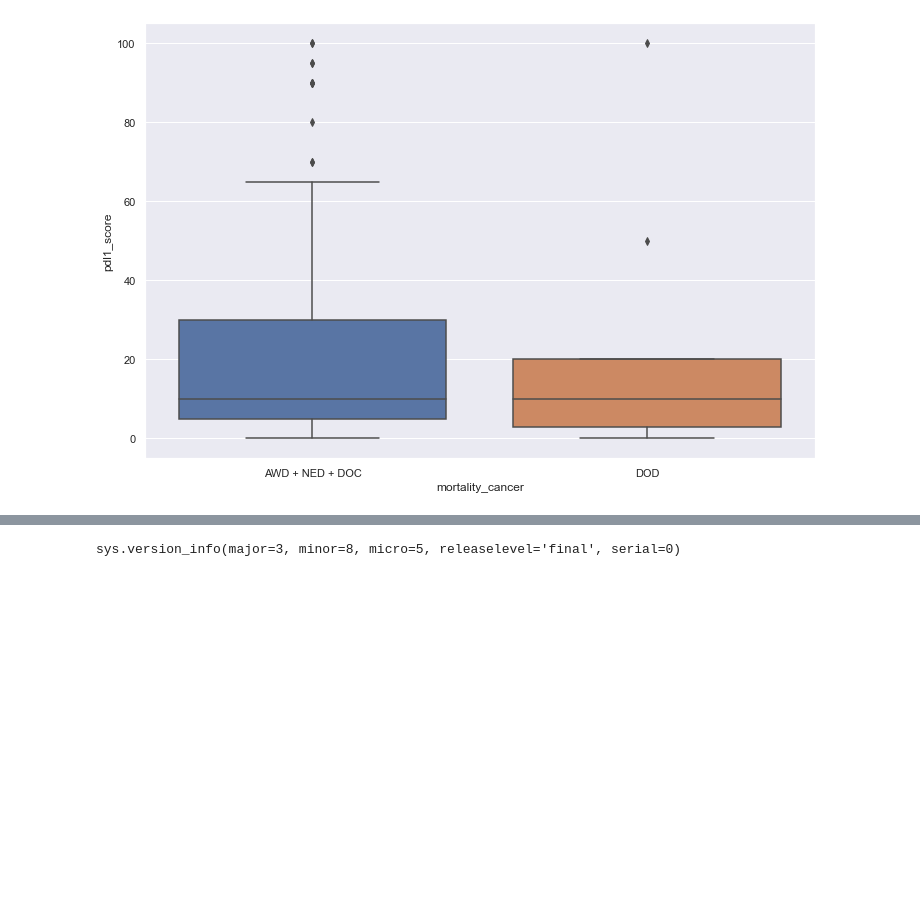
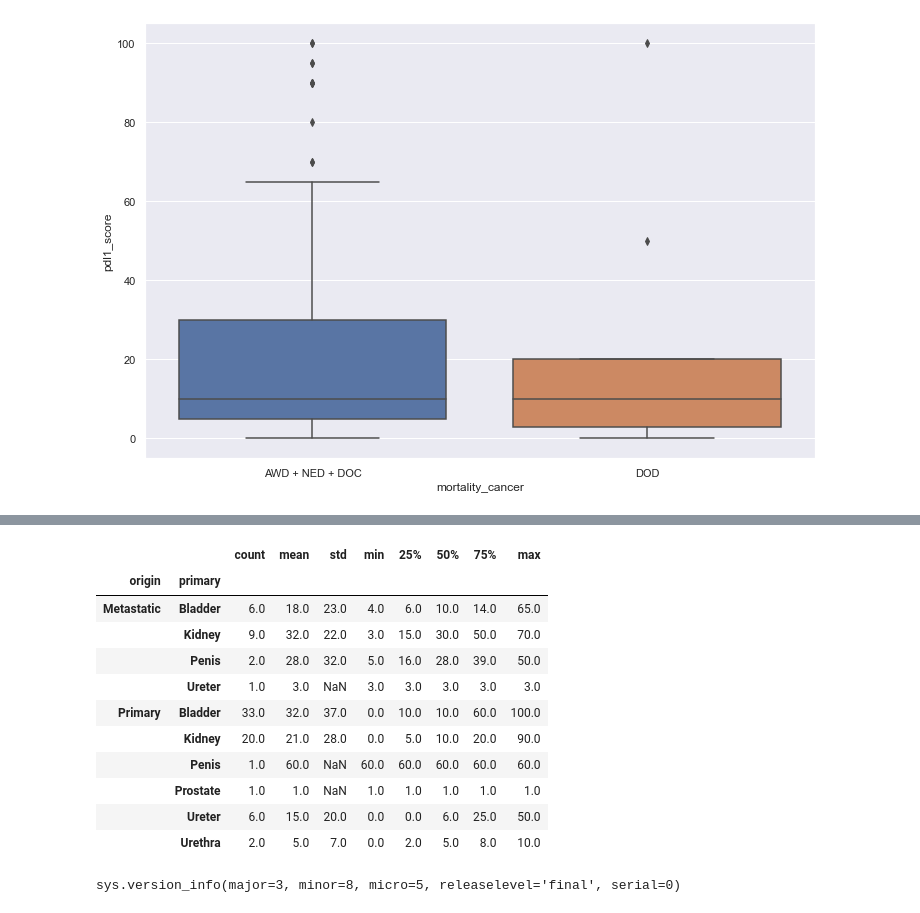
Before and after one commit to alcideschaux/PDL1-GU, a Jupyter notebook: ASSOCIATION.ipynb, the cells around one changed output, grey strips where cells are left out. Drawn from its saved outputs; the diff is of its cells as text; code cells hidden in the pictures; blank space fills up the shorter version.

```diff
--- a/ASSOCIATION.ipynb
+++ b/ASSOCIATION.ipynb
@@ -323,3 +357,18 @@ ax = sns.boxplot(x='mortality_cancer', y='pdl1_score', data=df)
+# %%
+df.groupby(['origin','primary'])['pdl1_score'].describe().round()
+# %% [output]
+|  |  | count | mean | std | min | 25% | 50% | 75% | max |
+| origin | primary |  |  |  |  |  |  |  |  |
+| Metastatic | Bladder | 6.0 | 18.0 | 23.0 | 4.0 | 6.0 | 10.0 | 14.0 | 65.0 |
+|  | Kidney | 9.0 | 32.0 | 22.0 | 3.0 | 15.0 | 30.0 | 50.0 | 70.0 |
+|  | Penis | 2.0 | 28.0 | 32.0 | 5.0 | 16.0 | 28.0 | 39.0 | 50.0 |
+|  | Ureter | 1.0 | 3.0 | NaN | 3.0 | 3.0 | 3.0 | 3.0 | 3.0 |
+| Primary | Bladder | 33.0 | 32.0 | 37.0 | 0.0 | 10.0 | 10.0 | 60.0 | 100.0 |
+|  | Kidney | 20.0 | 21.0 | 28.0 | 0.0 | 5.0 | 10.0 | 20.0 | 90.0 |
+|  | Penis | 1.0 | 60.0 | NaN | 60.0 | 60.0 | 60.0 | 60.0 | 60.0 |
+|  | Prostate | 1.0 | 1.0 | NaN | 1.0 | 1.0 | 1.0 | 1.0 | 1.0 |
+|  | Ureter | 6.0 | 15.0 | 20.0 | 0.0 | 0.0 | 6.0 | 25.0 | 50.0 |
+|  | Urethra | 2.0 | 5.0 | 7.0 | 0.0 | 2.0 | 5.0 | 8.0 | 10.0 |
 # %%
 import sys
 sys.version_info
```
Also changed, not shown: parts of 5 cells of this notebook.
